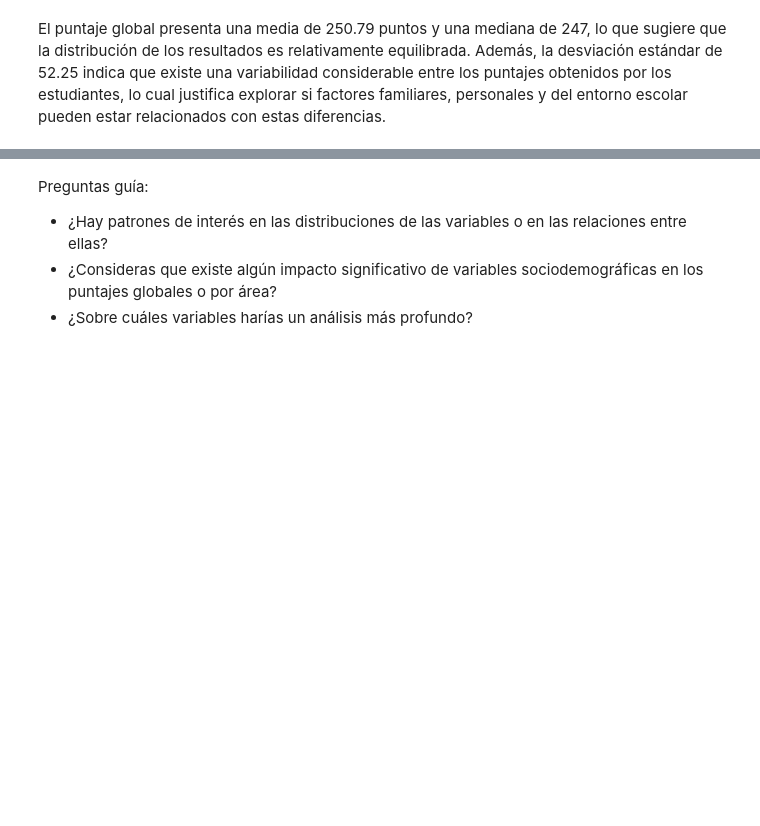
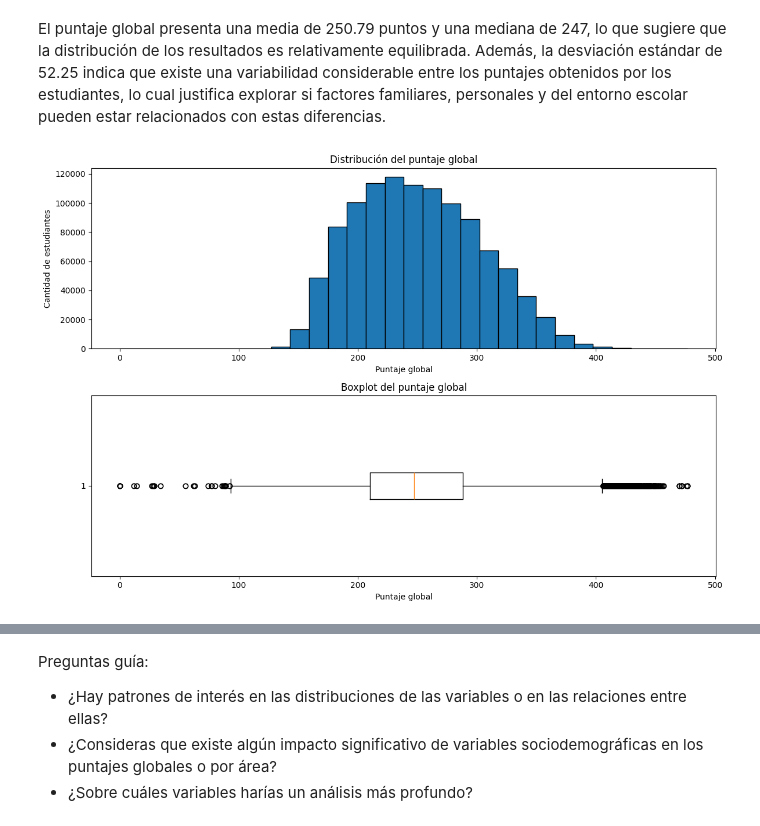
Before and after one commit to jhongiraldo17/MachineLearing-JG, a Jupyter notebook: Proyecto Final/proyecto final nuevo.ipynb, the cells around one changed output, grey strips where cells are left out. Cells and saved outputs as stored; diff of their text form; code cells hidden in the pictures; blank space fills up the shorter version.

```diff
--- a/Proyecto Final/proyecto final nuevo.ipynb
+++ b/Proyecto Final/proyecto final nuevo.ipynb
@@ -174,15 +290,35 @@ estadisticas
 # %% [markdown]
 El puntaje global presenta una media de 250.79 puntos y una mediana de 247, lo que sugiere que la distribución de los resultados es relativamente equilibrada. Además, la desviación estándar de 52.25 indica que existe una variabilidad considerable entre los puntajes obtenidos por los estudiantes, lo cual justifica explorar si factores familiares, personales y del entorno escolar pueden estar relacionados con estas diferencias.
 # %%
-plt.figure(figsize=(10,6))
+plt.figure(figsize=(12, 8))
 
-plt.hist(df_limpio["PUNT_GLOBAL"], bins=30, edgecolor="black")
+plt.subplot(2, 1, 1)
+
+plt.hist(
+    df_limpio["PUNT_GLOBAL"],
+    bins=30,
+    edgecolor="black"
+)
 
 plt.title("Distribución del puntaje global")
 plt.xlabel("Puntaje global")
 plt.ylabel("Cantidad de estudiantes")
 
+plt.subplot(2, 1, 2)
+
+plt.boxplot(
+    df_limpio["PUNT_GLOBAL"],
+    vert=False
+)
+
+plt.title("Boxplot del puntaje global")
+plt.xlabel("Puntaje global")
+
+plt.tight_layout()
+
 plt.show()
+# %% [output]
+[figure, added]
 # %%
 variables = [
     "FAMI_ESTRATOVIVIENDA",
```
Also changed, not shown: parts of 11 cells of this notebook.
